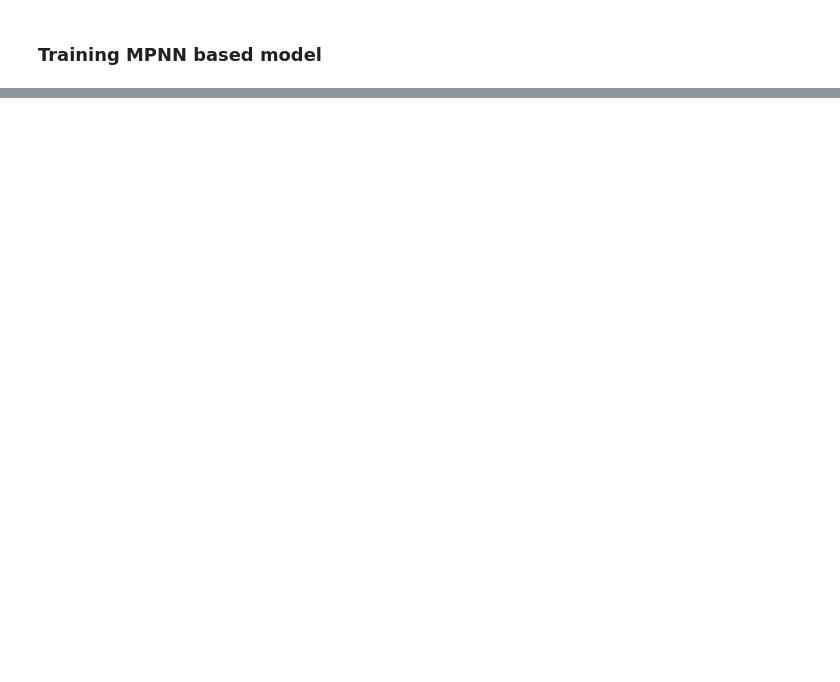
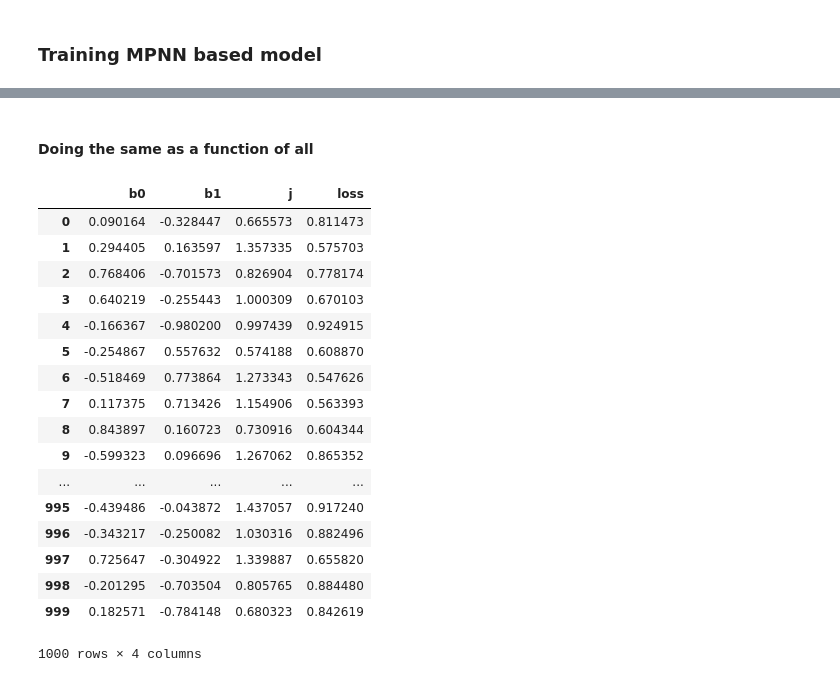
Before and after one commit to shaharazulay/hidden-markov-models, a Jupyter notebook: hmm/simulation.ipynb, the cells around one changed output, grey strips where cells are left out. Drawn from its saved outputs; the diff is of its cells as text; code cells hidden in the pictures; blank space fills up the shorter version.

```diff
--- a/hmm/simulation.ipynb
+++ b/hmm/simulation.ipynb
@@ -477,0 +514,5 @@ array([1, 1, 0, 1, 0, 1, 1, 1, 0, 0, 0, 1, 1, 0, 0, 0, 0, 0, 0, 1, 0, 0,
+# %%
+j = np.expand_dims(j, axis=0)
+b = np.expand_dims(b, axis=0)
+labels = np.expand_dims(labels, axis=0)
+observations = np.expand_dims(observations, axis=0)
@@ -477,0 +523,5 @@ array([1, 1, 0, 1, 0, 1, 1, 1, 0, 0, 0, 1, 1, 0, 0, 0, 0, 0, 0, 1, 0, 0,
+# %%
+j = torch.Tensor(j)
+b = torch.Tensor(b)
+labels = torch.Tensor(labels)
+observations = torch.Tensor(observations)
@@ -477,0 +597,49 @@ array([1, 1, 0, 1, 0, 1, 1, 1, 0, 0, 0, 1, 1, 0, 0, 0, 0, 0, 0, 1, 0, 0,
+# %% [markdown]
+#### Doing the same as a function of all
+# %%
+res = {'b0': [], 'b1': [], 'j': [], 'loss': []}
+
+for i_sample in range(1000):
+    labels = y_dataset[1]
+    observations = X_dataset[1]
+
+    j_val = np.random.rand() + 0.5
+    b_base = 2 * (np.random.rand(2) - 0.5)
+
+    b = np.expand_dims(b_base, axis=0)
+    j = np.expand_dims(j_val, axis=0)
+    labels = np.expand_dims(labels, axis=0)
+    observations = np.expand_dims(observations, axis=0)
+
+    j = torch.Tensor(j)
+    b = torch.Tensor(b)
+    labels = torch.Tensor(labels)
+    observations = torch.Tensor(observations)
+
+    res['b0'].append(b_base[0])
+    res['b1'].append(b_base[1])
+    res['j'].append(j_val)
+    res['loss'].append(float(belief_propagation_cross_entropy_loss(j, b, observations, labels, chain_len=T)))
+# %%
+df = pd.DataFrame(res)
+# %%
+df
+# %% [output]
+|  | b0 | b1 | j | loss |
+| 0 | 0.090164 | -0.328447 | 0.665573 | 0.811473 |
+| 1 | 0.294405 | 0.163597 | 1.357335 | 0.575703 |
+| 2 | 0.768406 | -0.701573 | 0.826904 | 0.778174 |
+| 3 | 0.640219 | -0.255443 | 1.000309 | 0.670103 |
+| 4 | -0.166367 | -0.980200 | 0.997439 | 0.924915 |
+| 5 | -0.254867 | 0.557632 | 0.574188 | 0.608870 |
+| 6 | -0.518469 | 0.773864 | 1.273343 | 0.547626 |
+| 7 | 0.117375 | 0.713426 | 1.154906 | 0.563393 |
+| 8 | 0.843897 | 0.160723 | 0.730916 | 0.604344 |
+| 9 | -0.599323 | 0.096696 | 1.267062 | 0.865352 |
+| ... | ... | ... | ... | ... |
+| 995 | -0.439486 | -0.043872 | 1.437057 | 0.917240 |
+| 996 | -0.343217 | -0.250082 | 1.030316 | 0.882496 |
+| 997 | 0.725647 | -0.304922 | 1.339887 | 0.655820 |
+| 998 | -0.201295 | -0.703504 | 0.805765 | 0.884480 |
+| 999 | 0.182571 | -0.784148 | 0.680323 | 0.842619 |
+1000 rows × 4 columns
```
Also changed, not shown: parts of 45 cells of this notebook.
